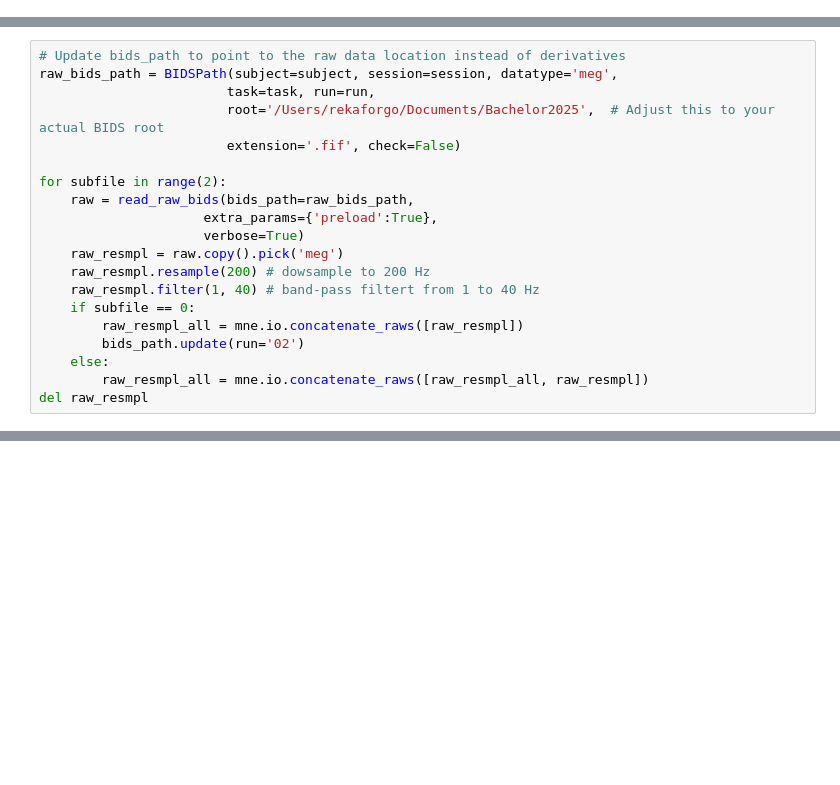
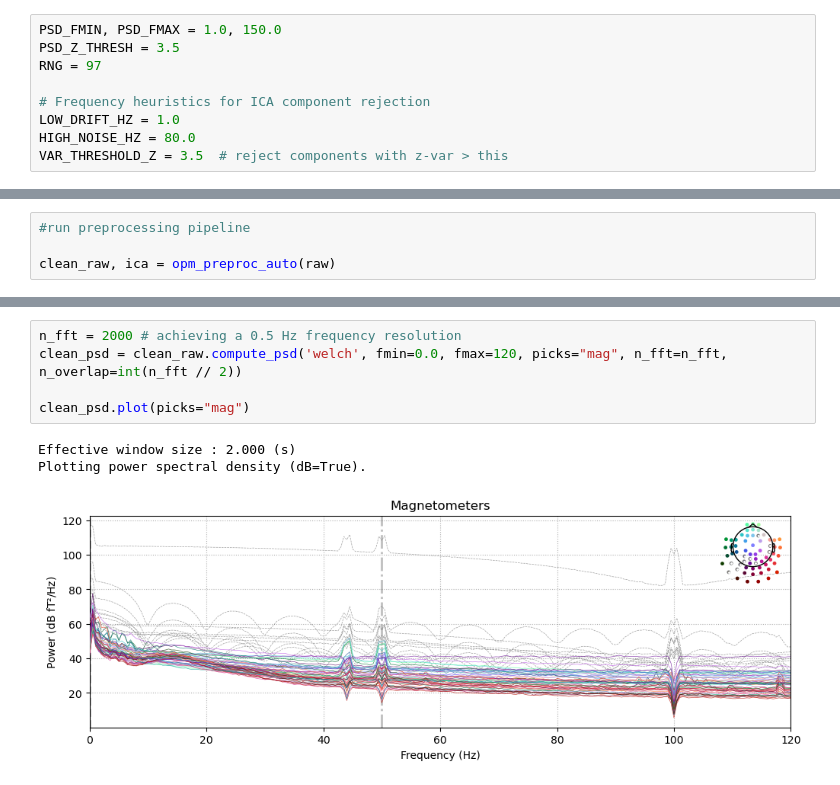
Before and after one commit to Azrae101/Bachelor2025, a Jupyter notebook: sanity checks/Preprocessing.ipynb, the cells around one changed output, grey strips where cells are left out. Saved outputs shown, nothing was run; the diff lists cells and outputs as text; blank space fills up the shorter version.

Commit message:
work on preprocessing

```diff
--- a/sanity checks/Preprocessing.ipynb
+++ b/sanity checks/Preprocessing.ipynb
@@ -19,0 +22,9 @@ from mne.preprocessing import ICA
+# %%
+PSD_FMIN, PSD_FMAX = 1.0, 150.0
+PSD_Z_THRESH = 3.5
+RNG = 97
+
+# Frequency heuristics for ICA component rejection
+LOW_DRIFT_HZ = 1.0
+HIGH_NOISE_HZ = 80.0
+VAR_THRESHOLD_Z = 3.5  # reject components with z-var > this
@@ -44,20 +156,0 @@ print(deriv_file_1)
-# %%
-# Update bids_path to point to the raw data location instead of derivatives
-raw_bids_path = BIDSPath(subject=subject, session=session, datatype='meg',
-                        task=task, run=run,
-                        root='/Users/rekaforgo/Documents/Bachelor2025',  # Adjust this to your actual BIDS root
-                        extension='.fif', check=False)
-
-for subfile in range(2):
-    raw = read_raw_bids(bids_path=raw_bids_path,
-                     extra_params={'preload':True},
-                     verbose=True)
-    raw_resmpl = raw.copy().pick('meg')
-    raw_resmpl.resample(200) # dowsample to 200 Hz
-    raw_resmpl.filter(1, 40) # band-pass filtert from 1 to 40 Hz
-    if subfile == 0:
-        raw_resmpl_all = mne.io.concatenate_raws([raw_resmpl])
-        bids_path.update(run='02')
-    else:
-        raw_resmpl_all = mne.io.concatenate_raws([raw_resmpl_all, raw_resmpl])
-del raw_resmpl
@@ -139,0 +157,4 @@ FileNotFoundError: [Errno 2] No such file or directory: '/Users/rekaforgo/Docume
+# %%
+#run preprocessing pipeline
+
+clean_raw, ica = opm_preproc_auto(raw)
@@ -139,0 +205,9 @@ FileNotFoundError: [Errno 2] No such file or directory: '/Users/rekaforgo/Docume
+# %%
+n_fft = 2000 # achieving a 0.5 Hz frequency resolution
+clean_psd = clean_raw.compute_psd('welch', fmin=0.0, fmax=120, picks="mag", n_fft=n_fft, n_overlap=int(n_fft // 2))
+
+clean_psd.plot(picks="mag")
+# %% [output]
+Effective window size : 2.000 (s)
+Plotting power spectral density (dB=True).
+[figure, added]
```
Also changed, not shown: parts of 14 cells of this notebook, 10 other files.
